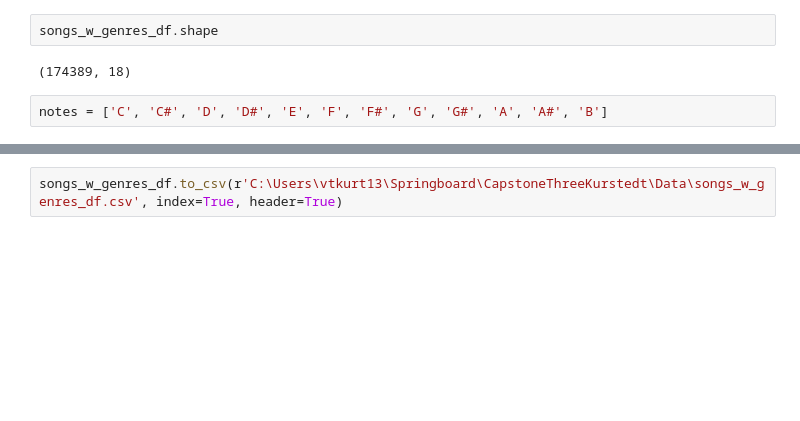
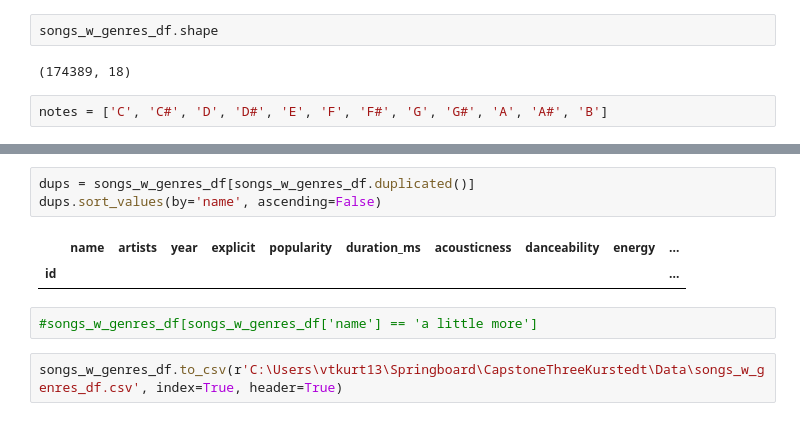
Before and after one commit to jkurt13/CapstoneThree, a Jupyter notebook: Data Wrangling.ipynb, the cells around one changed output, grey strips where cells are left out. Cells and saved outputs as stored; diff of their text form; blank space fills up the shorter version.

```diff
--- a/Data Wrangling.ipynb
+++ b/Data Wrangling.ipynb
@@ -201,2 +221,10 @@ songs_w_genres_df.head()
+# %%
+dups = songs_w_genres_df[songs_w_genres_df.duplicated()]
+dups.sort_values(by='name', ascending=False)
+# %% [output]
+|  | name | artists | year | explicit | popularity | duration_ms | acousticness | danceability | energy | ... |
+| id |  |  |  |  |  |  |  |  |  | ... |
+# %%
+#songs_w_genres_df[songs_w_genres_df['name'] == 'a little more']
 # %%
 songs_w_genres_df.to_csv(r'C:\Users\vtkurt13\Springboard\CapstoneThreeKurstedt\Data\songs_w_genres_df.csv', index=True, header=True)
```
Also changed, not shown: parts of 3 cells of this notebook, 1 other file.
